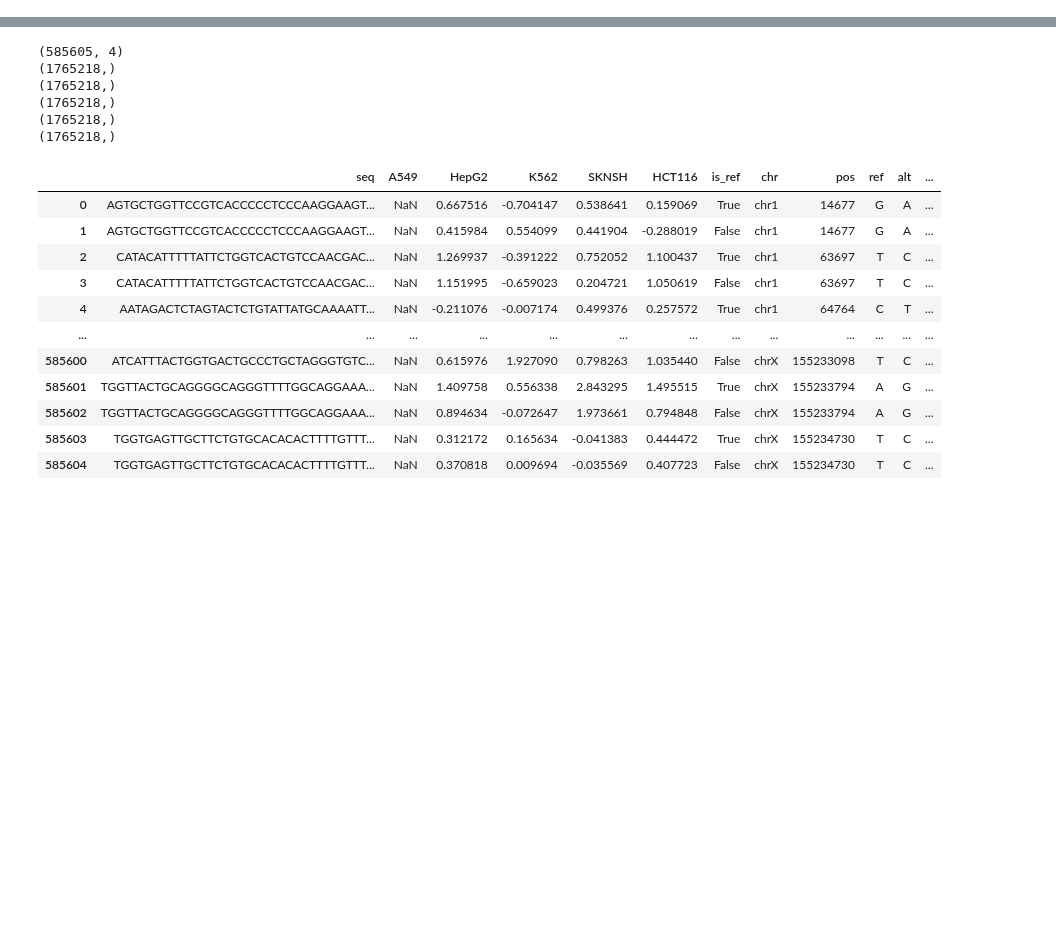
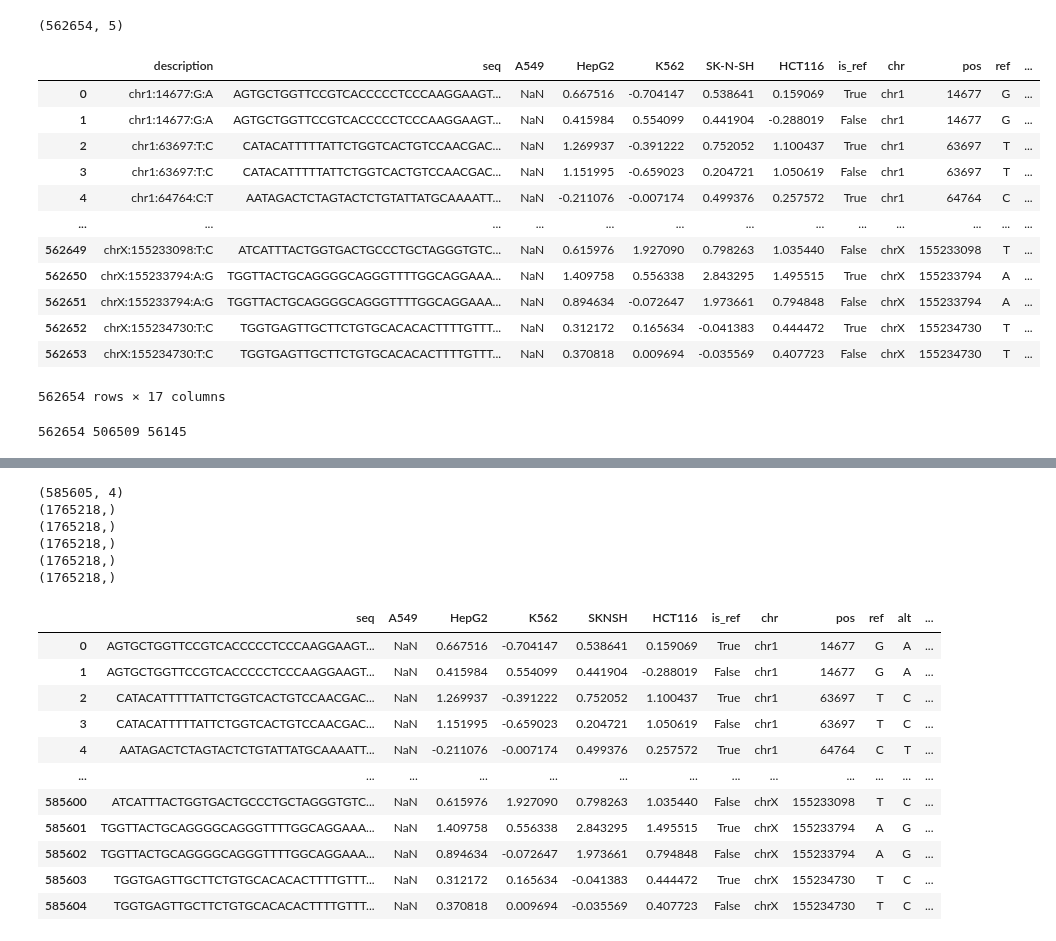
Before and after one commit to maplecai/EpiCast, a Jupyter notebook: test_0812.ipynb, the cells around one changed output, grey strips where cells are left out. Drawn from its saved outputs; the diff is of its cells as text; code cells hidden in the pictures; blank space fills up the shorter version.

```diff
--- a/test_0812.ipynb
+++ b/test_0812.ipynb
@@ -30,0 +29,55 @@ torch.cuda.empty_cache()
+# %%
+y_pred = np.load(f'{saved_dir}/test_pred.npy')
+print(y_pred.shape)
+
+df1 = pd.read_csv('/home/hxcai/cell_type_specific_CRE/data/SirajMPRA/SirajMPRA_563k.csv')
+# df2 = pd.read_csv('/home/hxcai/cell_type_specific_CRE/MPRA_exp/pretrained_based_models/data/Sei_Siraj_features_concat.csv')
+
+# 下面二选一
+
+cell_types = ['HepG2', 'K562', 'SK-N-SH', 'A549', 'HCT116']
+cols = [f'{cell_type}_pred' for cell_type in cell_types]
+df1[cols] = y_pred
+df1
+# %% [output]
+(562654, 5)
+|  | description | seq | A549 | HepG2 | K562 | SK-N-SH | HCT116 | is_ref | chr | pos | ref | ... |
+| 0 | chr1:14677:G:A | AGTGCTGGTTCCGTCACCCCCTCCCAAGGAAGT... | NaN | 0.667516 | -0.704147 | 0.538641 | 0.159069 | True | chr1 | 14677 | G | ... |
+| 1 | chr1:14677:G:A | AGTGCTGGTTCCGTCACCCCCTCCCAAGGAAGT... | NaN | 0.415984 | 0.554099 | 0.441904 | -0.288019 | False | chr1 | 14677 | G | ... |
+| 2 | chr1:63697:T:C | CATACATTTTTATTCTGGTCACTGTCCAACGAC... | NaN | 1.269937 | -0.391222 | 0.752052 | 1.100437 | True | chr1 | 63697 | T | ... |
+| 3 | chr1:63697:T:C | CATACATTTTTATTCTGGTCACTGTCCAACGAC... | NaN | 1.151995 | -0.659023 | 0.204721 | 1.050619 | False | chr1 | 63697 | T | ... |
+| 4 | chr1:64764:C:T | AATAGACTCTAGTACTCTGTATTATGCAAAATT... | NaN | -0.211076 | -0.007174 | 0.499376 | 0.257572 | True | chr1 | 64764 | C | ... |
+| ... | ... | ... | ... | ... | ... | ... | ... | ... | ... | ... | ... | ... |
+| 562649 | chrX:155233098:T:C | ATCATTTACTGGTGACTGCCCTGCTAGGGTGTC... | NaN | 0.615976 | 1.927090 | 0.798263 | 1.035440 | False | chrX | 155233098 | T | ... |
+| 562650 | chrX:155233794:A:G | TGGTTACTGCAGGGGCAGGGTTTTGGCAGGAAA... | NaN | 1.409758 | 0.556338 | 2.843295 | 1.495515 | True | chrX | 155233794 | A | ... |
+| 562651 | chrX:155233794:A:G | TGGTTACTGCAGGGGCAGGGTTTTGGCAGGAAA... | NaN | 0.894634 | -0.072647 | 1.973661 | 0.794848 | False | chrX | 155233794 | A | ... |
+| 562652 | chrX:155234730:T:C | TGGTGAGTTGCTTCTGTGCACACACTTTTGTTT... | NaN | 0.312172 | 0.165634 | -0.041383 | 0.444472 | True | chrX | 155234730 | T | ... |
+| 562653 | chrX:155234730:T:C | TGGTGAGTTGCTTCTGTGCACACACTTTTGTTT... | NaN | 0.370818 | 0.009694 | -0.035569 | 0.407723 | False | chrX | 155234730 | T | ... |
+562654 rows × 17 columns
+# %%
+data_split_dict = {}
+data_split_dict['total'] = np.ones(len(df1), dtype=bool)
+data_split_dict['chrom'] = df1['chr'].isin([f'chr{i}' for i in range(1, 23)])
+data_split_dict['train'] = df1['chr'].isin([f'chr{i}' for i in range(3, 23)])
+data_split_dict['valid'] = df1['chr'].isin(['chr1'])
+data_split_dict['test'] = df1['chr'].isin(['chr2'])
+data_split_dict['designed'] = df1['chr'].isin(['chr0'])
+
+
+stds = df1[cell_types].std(axis=1, skipna=True)
+threshold = np.percentile(stds.dropna(), 90)
+data_split_dict['diff'] = (stds > threshold)
+data_split_dict['const'] = ~data_split_dict['diff']
+
+# df1['diff'] = (df1[cell_types].max(axis=1) - df1[cell_types].min(axis=1)) > 1
+# data_split_dict['const'] = ~df1['diff']
+# data_split_dict['diff']  = df1['diff']
+print(len(df1), data_split_dict['const'].sum(), data_split_dict['diff'].sum())
+
+
+keys = list(data_split_dict.keys())
+for k1 in keys:
+    for k2 in keys:
+        data_split_dict[f'{k1}_{k2}'] = data_split_dict[k1] & data_split_dict[k2]
+# %% [output]
+562654 506509 56145
```
Also changed, not shown: parts of 3 cells of this notebook, 20 other files.
